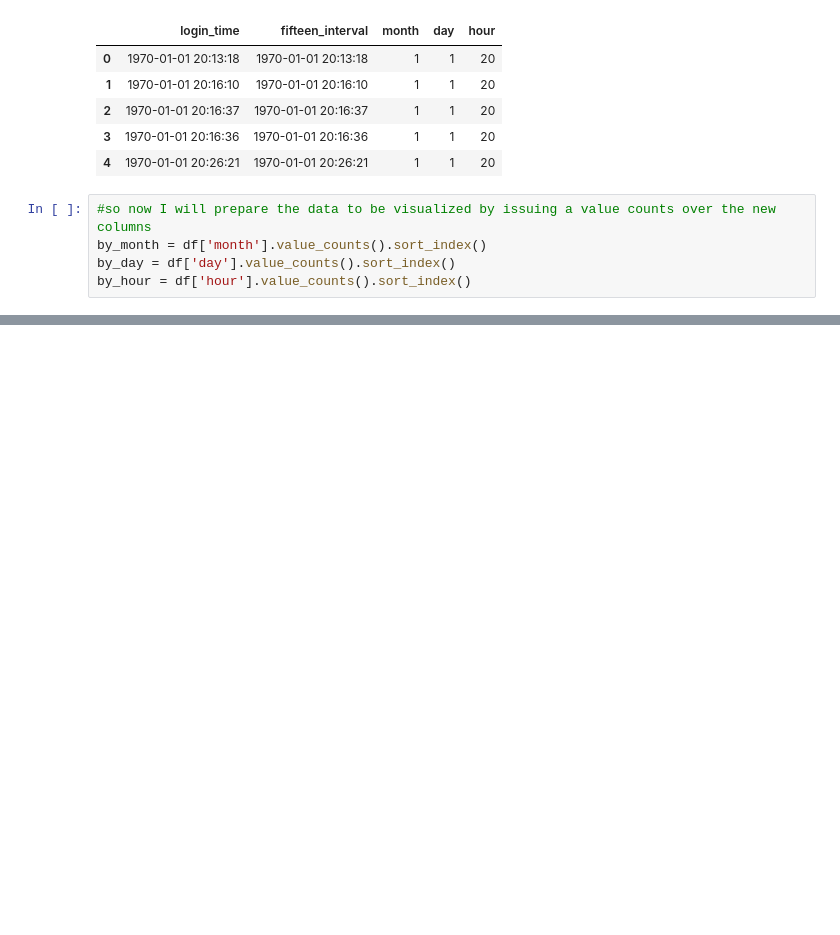
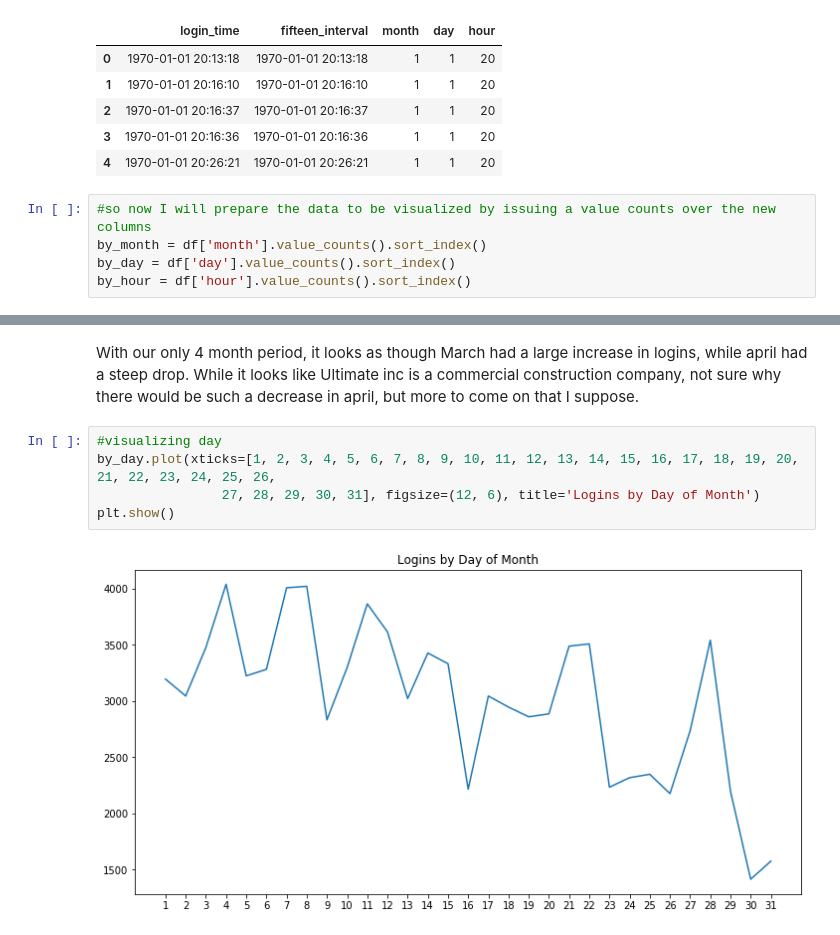
Before and after one commit to ElijahSeeley/Springboard, a Jupyter notebook: Ultimate_Challenge/ultimate_challenge/Part 1 EDA.ipynb, the cells around one changed output, grey strips where cells are left out. Cells and saved outputs as stored; diff of their text form; blank space fills up the shorter version.

```diff
--- a/Ultimate_Challenge/ultimate_challenge/Part 1 EDA.ipynb
+++ b/Ultimate_Challenge/ultimate_challenge/Part 1 EDA.ipynb
@@ -115,0 +123,9 @@ by_hour = df['hour'].value_counts().sort_index()
+# %% [markdown]
+With our only 4 month period, it looks as though March had a large increase in logins, while april had a steep drop. While it looks like Ultimate inc is a commercial construction company, not sure why there would be such a decrease in april, but more to come on that I suppose.
+# %%
+#visualizing day
+by_day.plot(xticks=[1, 2, 3, 4, 5, 6, 7, 8, 9, 10, 11, 12, 13, 14, 15, 16, 17, 18, 19, 20, 21, 22, 23, 24, 25, 26,
+                27, 28, 29, 30, 31], figsize=(12, 6), title='Logins by Day of Month')
+plt.show()
+# %% [output]
+[figure, added]
```
Also changed, not shown: parts of 4 cells of this notebook.
